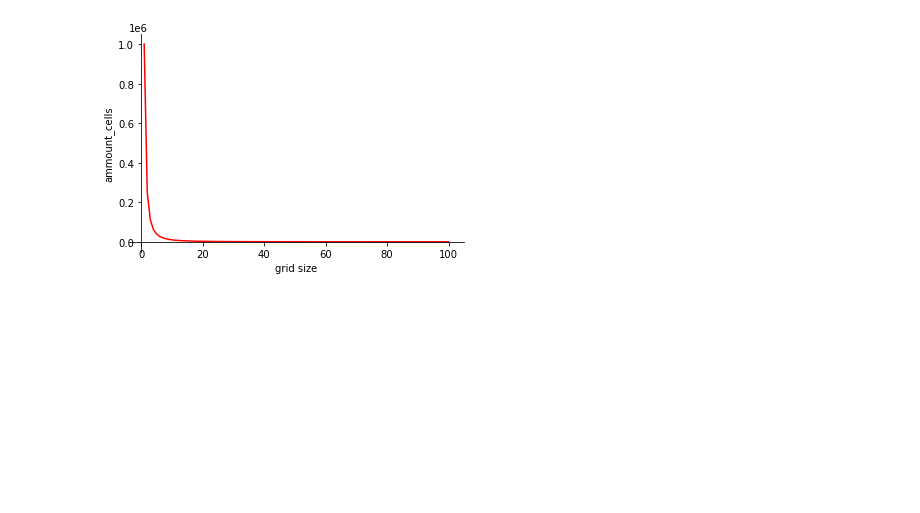
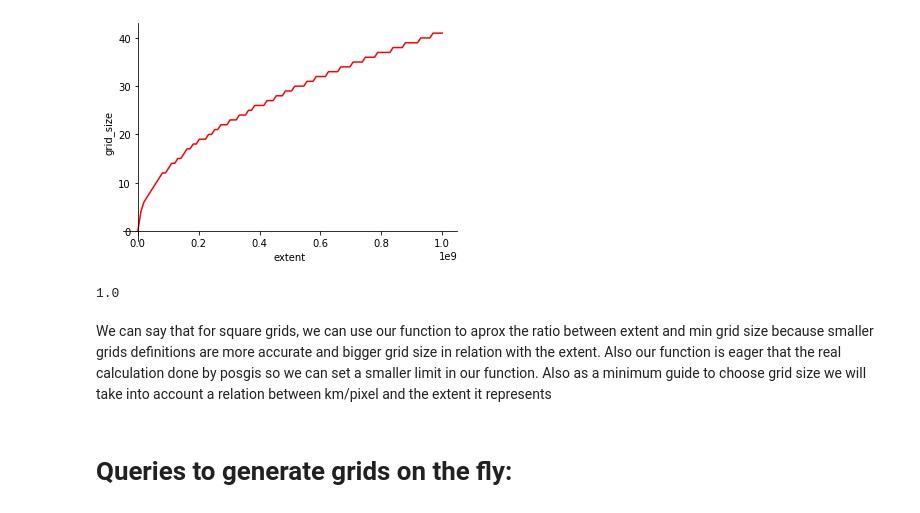
Before and after one commit to Vizzuality/marxan-cloud, a Jupyter notebook: data/notebooks/Lab/pu_creation_logic.ipynb, the cells around one changed output. Saved outputs shown, nothing was run; the diff lists cells and outputs as text; code cells hidden in the pictures; blank space fills up the shorter version.

Commit message:
created a comprehensive logic to generate regular grids, + some testing regarding extent vs grid size

```diff
--- a/data/notebooks/Lab/pu_creation_logic.ipynb
+++ b/data/notebooks/Lab/pu_creation_logic.ipynb
@@ -36,27 +385,24 @@ The maths for hex grids are a bit more complex
 # %%
-# 100 linearly spaced numbers represent km
-x = np.linspace(100,1,100)
-widths = np.linspace(1000,1000000,1000)
-for width in widths:
-    # the function, which is y = n/x
-    y = (width / x)**2
-    # setting the axes at the centre
-    fig = plt.figure()
-    ax = fig.add_subplot(1, 1, 1)
-    ax.spines['left'].set_position('zero')
-    ax.spines['bottom'].set_position('zero')
-    ax.spines['right'].set_color('none')
-    ax.spines['top'].set_color('none')
-    ax.xaxis.set_ticks_position('bottom')
-    ax.yaxis.set_ticks_position('left')
-    plt.xlabel("grid size")
-    plt.ylabel("ammount_cells")
 
-    # plot the function
-    plt.plot(x, y, 'r')
 
-    # show the plot
-    plt.show()
-    break
+Extent_area = np.linspace(1000,1000000000,100)
+grid_size = calcMingrid(Extent_area)
+
+fig = plt.figure()
+ax = fig.add_subplot(1, 1, 1)
+ax.spines['left'].set_position('zero')
+ax.spines['bottom'].set_position('zero')
+ax.spines['right'].set_color('none')
+ax.spines['top'].set_color('none')
+ax.xaxis.set_ticks_position('bottom')
+ax.yaxis.set_ticks_position('left')
+plt.xlabel("extent")
+plt.ylabel("grid_size")
+
+# plot the function
+plt.plot(Extent_area, grid_size, 'r')
+
+# show the plot
+plt.show()
 # %% [output]
-[figure, old version]
+[figure, new version]
@@ -72,0 +409,8 @@ select count(*) from hexgrid;
+# %%
+calcMingrid(153531.69540990253)
+# %% [output]
+1.0
+# %% [markdown]
+We can say that for square grids, we can use our function to aprox the ratio between extent and min grid size because smaller grids definitions are more accurate and bigger grid size in relation with the extent. Also our function is eager that the real calculation done by posgis so we can set a smaller limit in our function. Also as a minimum guide to choose grid size we will take into account a relation between km/pixel and the extent it represents
+# %% [markdown]
+# Queries to generate grids on the fly:
```
Also changed, not shown: parts of 20 cells of this notebook.
